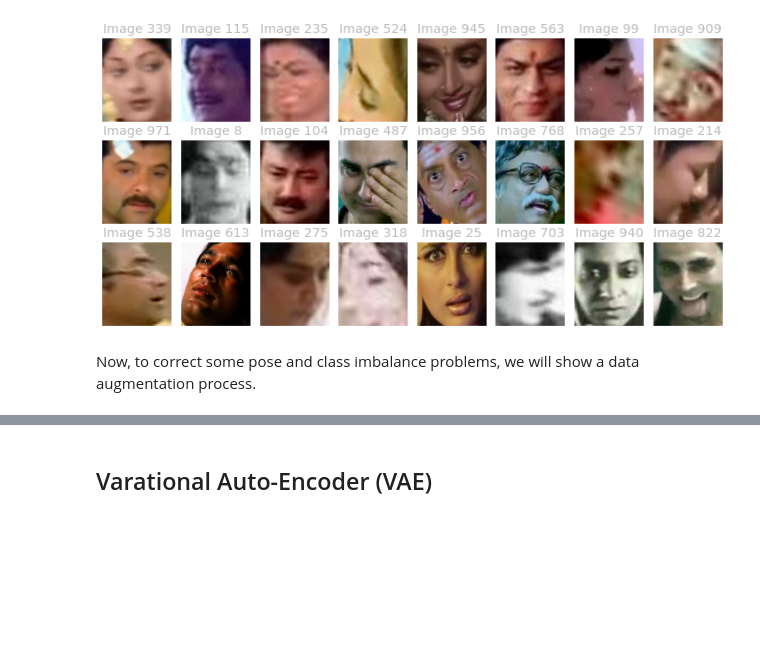
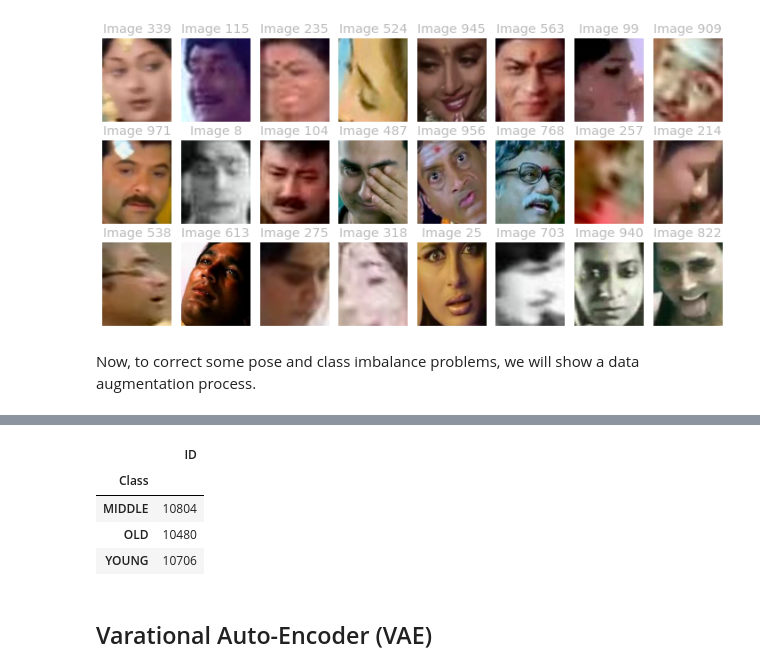
Before and after one commit to TEAM-IMT/Age-Detection-Actors-Challenge, a Jupyter notebook: age_detection_actors.ipynb, the cells around one changed output, grey strips where cells are left out. Drawn from its saved outputs; the diff is of its cells as text; code cells hidden in the pictures; blank space fills up the shorter version.

```diff
--- a/age_detection_actors.ipynb
+++ b/age_detection_actors.ipynb
@@ -241,3 +290,13 @@ Now, to correct some pose and class imbalance problems, we will show a data augm
+# %%
+Labels = pd.read_csv("./data/Train_Augmented.csv",index_col="Unnamed: 0")
+
+Labels.groupby(["Class"]).count()
+# %% [output]
+|  | ID |
+| Class |  |
+| MIDDLE | 10804 |
+| OLD | 10480 |
+| YOUNG | 10706 |
 # %% [markdown]
 ## Varational Auto-Encoder (VAE)
 # %% [markdown]
```
Also changed, not shown: parts of 28 cells of this notebook, 1 other file.
